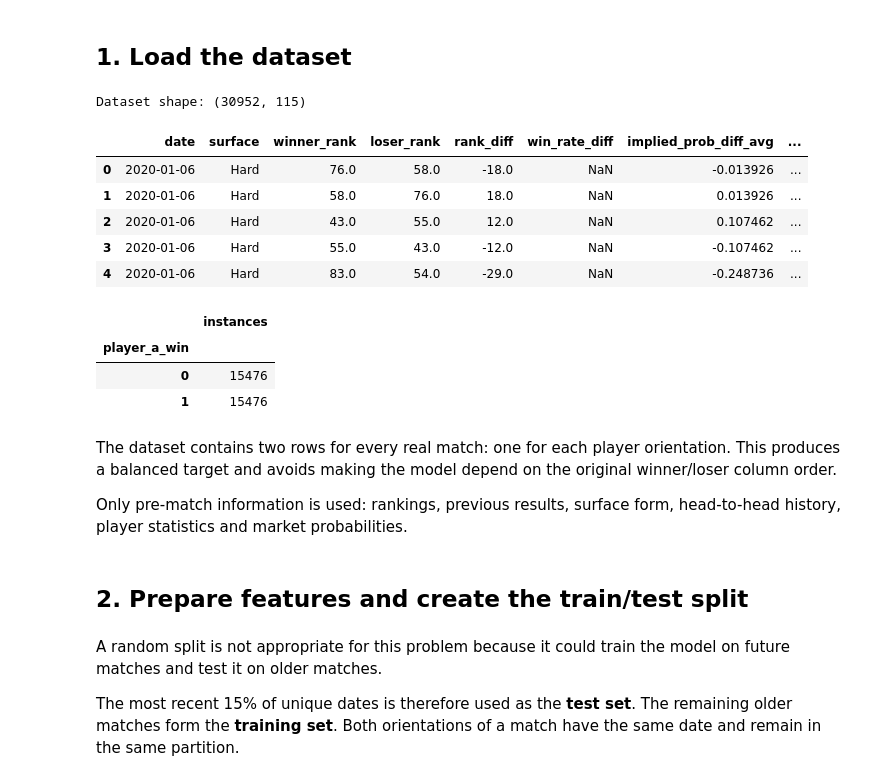
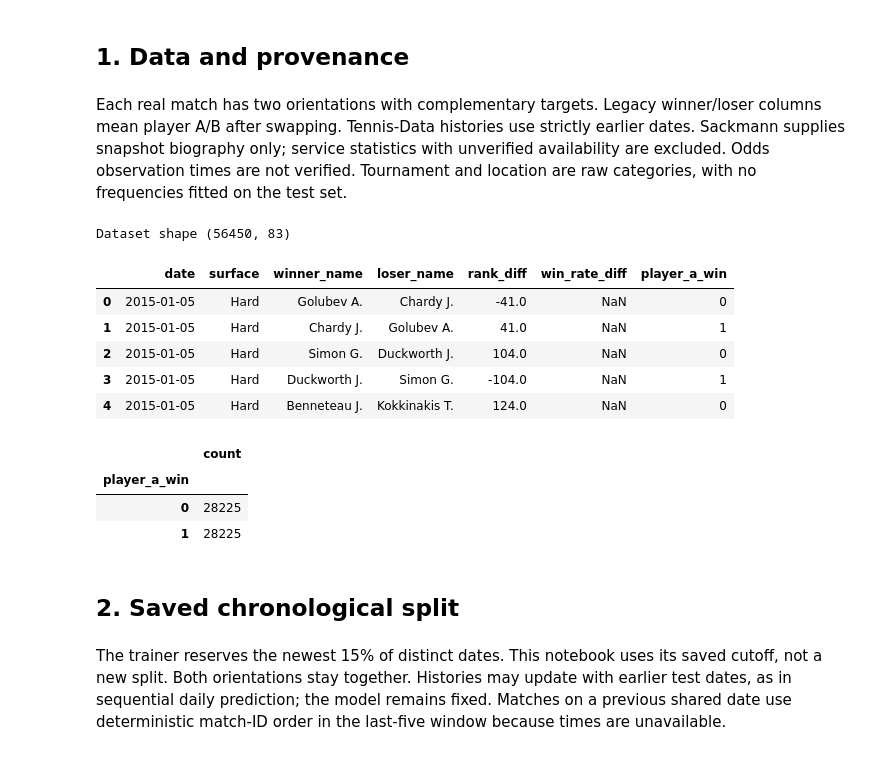
Before and after one commit to K4mp47/tennis_prediction, a Jupyter notebook: docs/catboost_training_analysis.ipynb, the cells around one changed output. Drawn from its saved outputs; the diff is of its cells as text; code cells hidden in the pictures.

```diff
--- a/docs/catboost_training_analysis.ipynb
+++ b/docs/catboost_training_analysis.ipynb
@@ -63,51 +64,31 @@ plt.style.use("seaborn-v0_8-whitegrid")
+# %% [markdown]
+## 1. Data and provenance
 # %% [markdown]
-## 1. Load the dataset
+Each real match has two orientations with complementary targets. Legacy winner/loser columns mean player A/B after swapping. Tennis-Data histories use strictly earlier dates. Sackmann supplies snapshot biography only; service statistics with unverified availability are excluded. Odds observation times are not verified. Tournament and location are raw categories, with no frequencies fitted on the test set.
 # %%
 dataset = pd.read_csv(FEATURES_PATH)
 dataset["date"] = pd.to_datetime(dataset["date"], errors="raise")
-
-metadata = json.loads(METADATA_PATH.read_text(encoding="utf-8"))
-training_metrics = json.loads(METRICS_PATH.read_text(encoding="utf-8"))
-
-columns_to_show = [
-    "date",
-    "surface",
-    "winner_rank",
-    "loser_rank",
-    "rank_diff",
-    "win_rate_diff",
-    "implied_prob_diff_avg",
-    "player_a_win",
-]
-
-print("Dataset shape:", dataset.shape)
-display(dataset[columns_to_show].head())
-display(dataset["player_a_win"].value_counts().sort_index().rename("instances").to_frame())
+assert dataset["date"].notna().all()
+pairs = dataset.groupby("match_id_internal")
+assert pairs.size().eq(2).all()
+assert pairs["player_a_win"].agg(lambda values: sorted(values) == [0, 1]).all()
+assert pairs["date"].nunique().eq(1).all()
+print(TEXT["dataset"], dataset.shape)
+display(dataset[["date", "surface", "winner_name", "loser_name", "rank_diff", "win_rate_diff", "player_a_win"]].head())
+display(dataset["player_a_win"].value_counts().sort_index().to_frame())
 # %% [output]
-Dataset shape: (30952, 115)
+Dataset shape (56450, 83)
-|  | date | surface | winner_rank | loser_rank | rank_diff | win_rate_diff | implied_prob_diff_avg | ... |
-| 0 | 2020-01-06 | Hard | 76.0 | 58.0 | -18.0 | NaN | -0.013926 | ... |
-| 1 | 2020-01-06 | Hard | 58.0 | 76.0 | 18.0 | NaN | 0.013926 | ... |
-| 2 | 2020-01-06 | Hard | 43.0 | 55.0 | 12.0 | NaN | 0.107462 | ... |
-| 3 | 2020-01-06 | Hard | 55.0 | 43.0 | -12.0 | NaN | -0.107462 | ... |
-| 4 | 2020-01-06 | Hard | 83.0 | 54.0 | -29.0 | NaN | -0.248736 | ... |
+|  | date | surface | winner_name | loser_name | rank_diff | win_rate_diff | player_a_win |
+| 0 | 2015-01-05 | Hard | Golubev A. | Chardy J. | -41.0 | NaN | 0 |
+| 1 | 2015-01-05 | Hard | Chardy J. | Golubev A. | 41.0 | NaN | 1 |
+| 2 | 2015-01-05 | Hard | Simon G. | Duckworth J. | 104.0 | NaN | 0 |
+| 3 | 2015-01-05 | Hard | Duckworth J. | Simon G. | -104.0 | NaN | 1 |
+| 4 | 2015-01-05 | Hard | Benneteau J. | Kokkinakis T. | 124.0 | NaN | 0 |
-|  | instances |
+|  | count |
 | player_a_win |  |
-| 0 | 15476 |
-| 1 | 15476 |
+| 0 | 28225 |
+| 1 | 28225 |
 # %% [markdown]
-The dataset contains two rows for every real match: one for each
-player orientation. This produces a balanced target and avoids making the
-model depend on the original winner/loser column order.
-
-Only pre-match information is used: rankings, previous results, surface form,
-head-to-head history, player statistics and market probabilities.
+## 2. Saved chronological split
 # %% [markdown]
-## 2. Prepare features and create the train/test split
+The trainer reserves the newest 15% of distinct dates. This notebook uses its saved cutoff, not a new split. Both orientations stay together. Histories may update with earlier test dates, as in sequential daily prediction; the model remains fixed. Matches on a previous shared date use deterministic match-ID order in the last-five window because times are unavailable.
-# %% [markdown]
-A random split is not appropriate for this problem because it could
-train the model on future matches and test it on older matches.
-
-The most recent 15% of unique dates is therefore used as the **test set**. The
-remaining older matches form the **training set**. Both orientations of a
-match have the same date and remain in the same partition.
```
Also changed, not shown: parts of 44 cells of this notebook, 11 other files.
